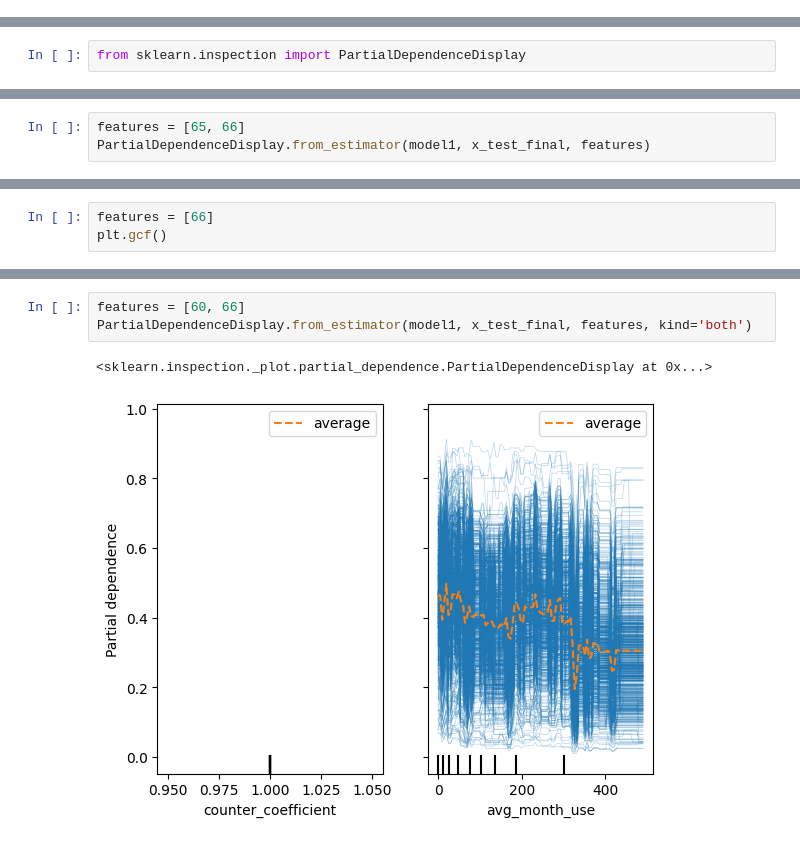
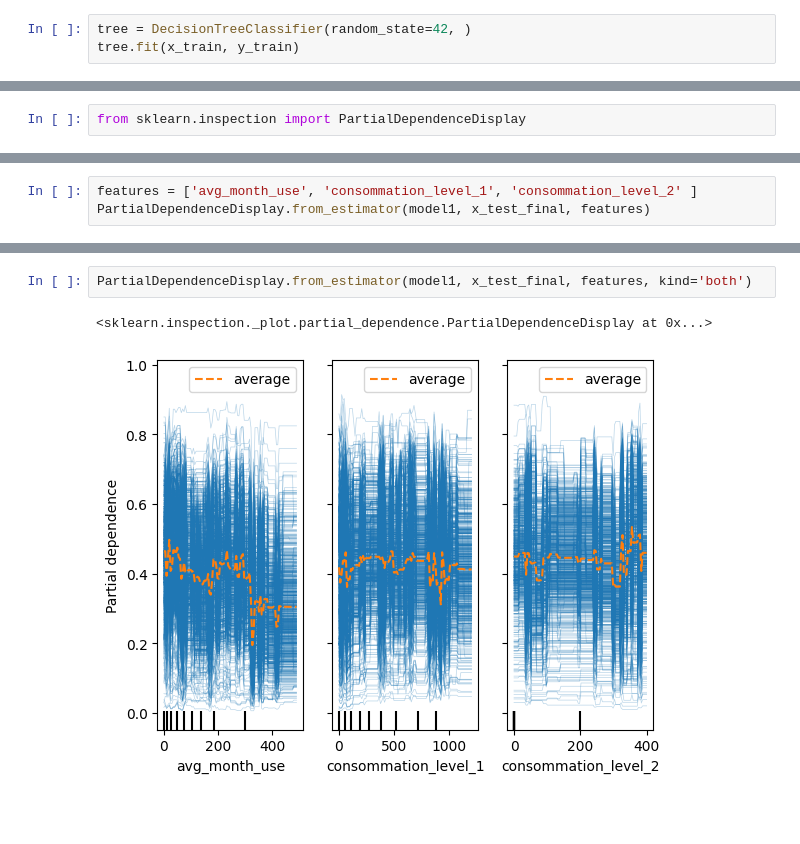
Before and after one commit to TomPreto/Fraud-Detection-ML, a Jupyter notebook: AW_error_features.ipynb, the cells around one changed output, grey strips where cells are left out. Drawn from its saved outputs; the diff is of its cells as text; blank space fills up the shorter version.

```diff
--- a/AW_error_features.ipynb
+++ b/AW_error_features.ipynb
@@ -101,0 +96,3 @@ y_test_pred = tree.predict(x_test)
+# %%
+tree = DecisionTreeClassifier(random_state=42, )
+tree.fit(x_train, y_train)
@@ -391,5 +396,5 @@ Index(['disrict_62', 'disrict_63', 'disrict_69', 'client_catg_12',
 # %%
-features = [65, 66]
+features = ['avg_month_use', 'consommation_level_1', 'consommation_level_2' ]
 PartialDependenceDisplay.from_estimator(model1, x_test_final, features)
 # %% [output]
 <sklearn.inspection._plot.partial_dependence.PartialDependenceDisplay at 0x...>
@@ -397,3 +401,0 @@ PartialDependenceDisplay.from_estimator(model1, x_test_final, features)
-# %%
-features = [66]
-plt.gcf()
@@ -403,6 +402,5 @@ TypeError: gcf() takes 0 positional arguments but 1 was given
 # %%
-features = [60, 66]
 PartialDependenceDisplay.from_estimator(model1, x_test_final, features, kind='both')
 # %% [output]
 <sklearn.inspection._plot.partial_dependence.PartialDependenceDisplay at 0x...>
-[figure, old version]
+[figure, new version]
```
Also changed, not shown: parts of 21 cells of this notebook.
